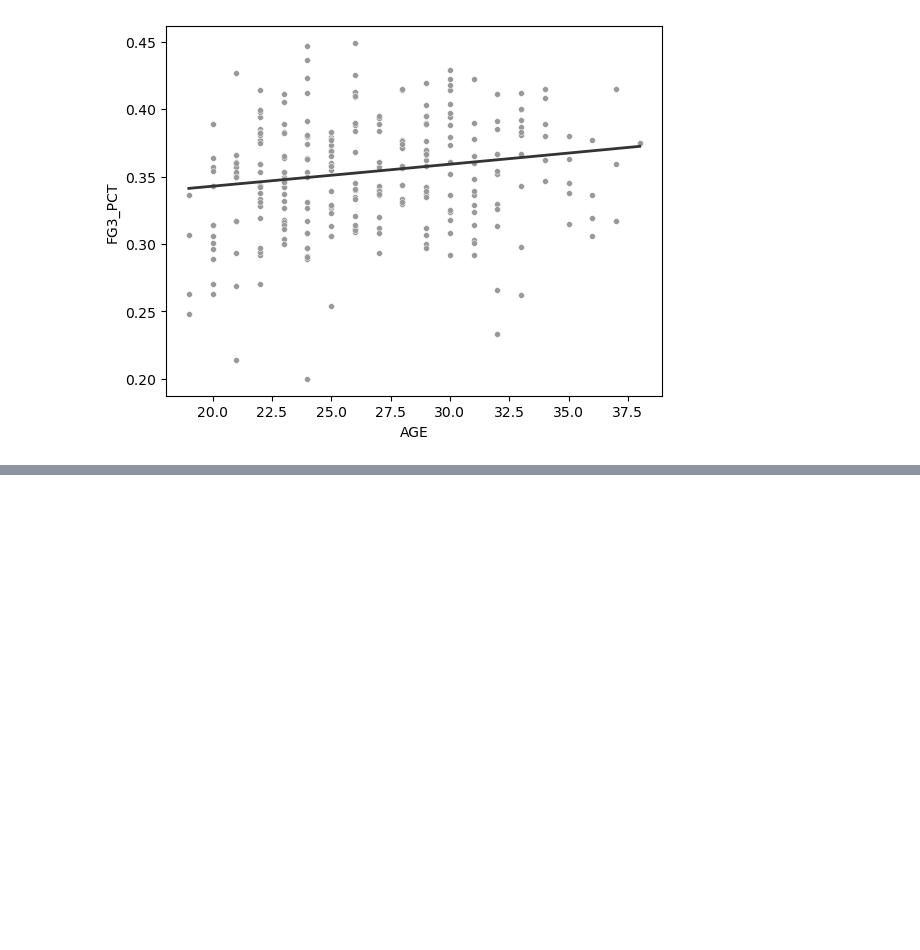
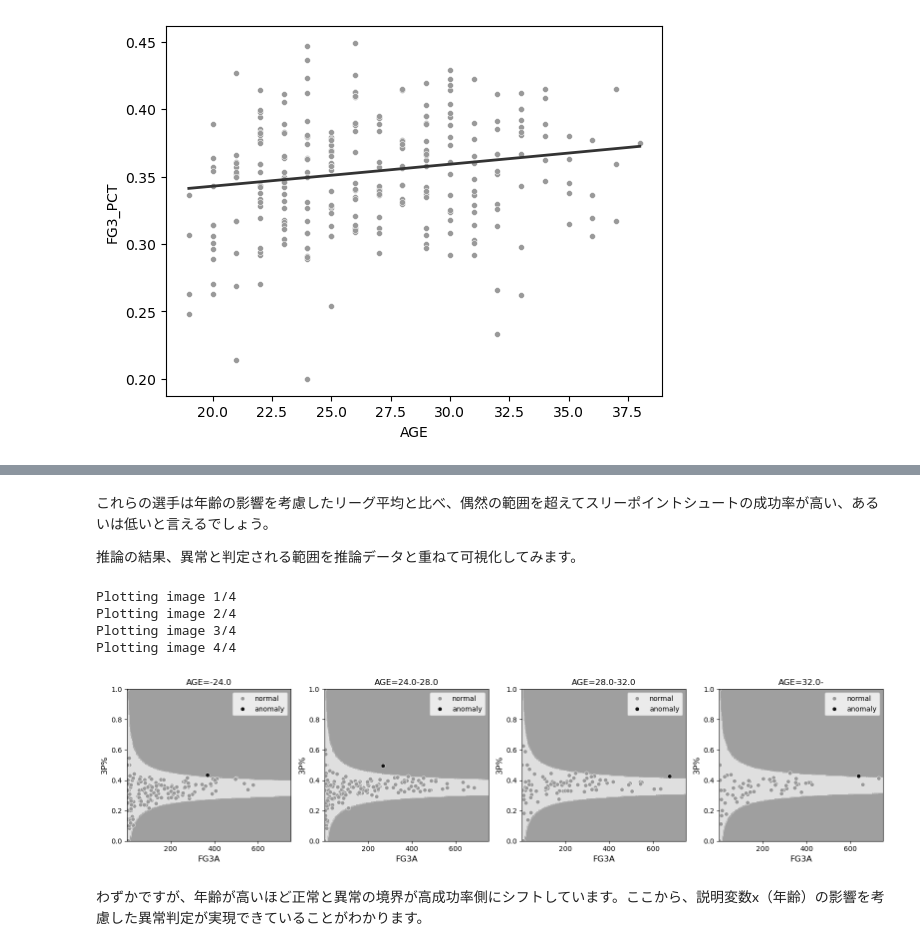
Before and after one commit to ghmagazine/python_anomaly_detection_book, a Jupyter notebook: notebooks/appendix/ch7_Binomial_Logisitc_Regression_Maxlikelihood.ipynb, the cells around one changed output, grey strips where cells are left out. Saved outputs shown, nothing was run; the diff lists cells and outputs as text; code cells hidden in the pictures; blank space fills up the shorter version.

```diff
--- a/notebooks/appendix/ch7_Binomial_Logisitc_Regression_Maxlikelihood.ipynb
+++ b/notebooks/appendix/ch7_Binomial_Logisitc_Regression_Maxlikelihood.ipynb
@@ -145,0 +183,79 @@ sns.scatterplot(data=df_train_a100over,
+# %% [markdown]
+これらの選手は年齢の影響を考慮したリーグ平均と比べ、偶然の範囲を超えてスリーポイントシュートの成功率が高い、あるいは低いと言えるでしょう。
+
+推論の結果、異常と判定される範囲を推論データと重ねて可視化してみます。
+# %%
+# 正常と異常の境界をプロット
+import sys
+
+from sklearn.neighbors import NearestNeighbors
+import matplotlib.cm as cm
+
+X_BY = 4
+X_CENTER = 28
+N_IMAGES = 4
+x_borders = [X_CENTER - X_BY*(N_IMAGES/2-1) + X_BY*i for i in range(N_IMAGES-1)]
+
+# 描画用のFigureとAxesを生成
+fig, axes = plt.subplots(nrows=1, ncols=N_IMAGES, figsize=(N_IMAGES*4, 4))
+
+for img_idx in range(N_IMAGES):
+    print(f'Plotting image {img_idx+1}/{N_IMAGES}')
+    # 画像内のxの範囲内の最小値、最大値、代表値を抽出
+    x_min = -sys.float_info.max if img_idx == 0 else x_borders[img_idx-1]
+    x_max = sys.float_info.max if img_idx == len(x_borders) else x_borders[img_idx]
+    x_rep = x_borders[0] - X_BY/2 if img_idx == 0 else x_borders[img_idx-1] + X_BY/2
+    # 画像内のxの範囲内の推論データを抽出
+    x_mask = np.where((x_min <= x_inference) & (x_inference < x_max))
+    n_filtered = n_inference[x_mask]
+    y_filtered = y_inference[x_mask]
+    mu_filtered = y_filtered / n_filtered
+    predictions_filtered = np.array(predictions)[x_mask]
+    # (n,y)格子点を作成（厳密には格子ではなくnに依存してyの要素数が変わる）
+    n_list = np.arange(1, 751)
+    y_grid = [np.arange(n+1) for n in n_list]
+    # (n,mu)格子点を作成
+    mu_list = np.linspace(0, 1, 200)
+    N, MU = np.meshgrid(n_list, mu_list)
+    # 線形予測子rhoの計算
+    rho_rep = W_0 + W_1 * x_rep
+    # 成功確率μの計算
+    mu_rep = 1 / (1 + np.exp(-rho_rep))
+    # nの値ごとに予測分布を計算
+    pred_all_grid = []
+    for n_idx, (n_i, ys_i) in enumerate(zip(n_list, y_grid)):
+        # 下側しきい値（二項分布の累積分布関数から計算）
+        th_lower = stats.binom.ppf(TARGET_FP_RATE/2, n=n_i, p=mu_rep)
+        # 上側しきい値（二項分布の累積分布関数から計算）
+        th_upper = stats.binom.ppf(1 - TARGET_FP_RATE/2, n=n_i, p=mu_rep)
+        # しきい値判定
+        pred = np.where((ys_i < th_lower) | (ys_i > th_upper), 0, 1)
+        # muのグリッドに判定を近似的に割り当てる（k近傍法）
+        knn = NearestNeighbors(n_neighbors=1, algorithm='auto', metric='minkowski')
+        knn.fit(ys_i.reshape(-1, 1) / n_i)
+        distances, indices = knn.kneighbors(mu_list.reshape(-1, 1))
+        pred_neighbor = [pred[i[0]] for i in indices]
+        pred_all_grid.append(pred_neighbor)
+    pred_all_pivot = np.array(pred_all_grid).T
+    # 正常と異常の境界をプロット
+    axes[img_idx].contourf(N, MU, pred_all_pivot, levels=1, cmap=cm.gray, alpha=0.5)
+
+    ###### 推論データを散布図で描画 ######
+    sns.scatterplot(x=n_filtered, y=mu_filtered, hue=predictions_filtered,
+                    palette=['#999999', '#111111'], ax=axes[img_idx])
+    axes[img_idx].set_xlabel('FG3A', fontsize=12)
+    axes[img_idx].set_ylabel('3P%', fontsize=12)
+    x_min_label = '' if img_idx == 0 else str(round(x_min, 2))
+    x_max_label = '' if img_idx == len(x_borders) else str(round(x_max, 2))
+    axes[img_idx].set_title(f'AGE={x_min_label}-{x_max_label}')
+# グラフを表示
+plt.tight_layout()
+plt.show()
+# %% [output]
+Plotting image 1/4
+Plotting image 2/4
+Plotting image 3/4
+Plotting image 4/4
+[figure, added]
+# %% [markdown]
+わずかですが、年齢が高いほど正常と異常の境界が高成功率側にシフトしています。ここから、説明変数x（年齢）の影響を考慮した異常判定が実現できていることがわかります。
```
Also changed, not shown: parts of 5 cells of this notebook, 5 other files.
